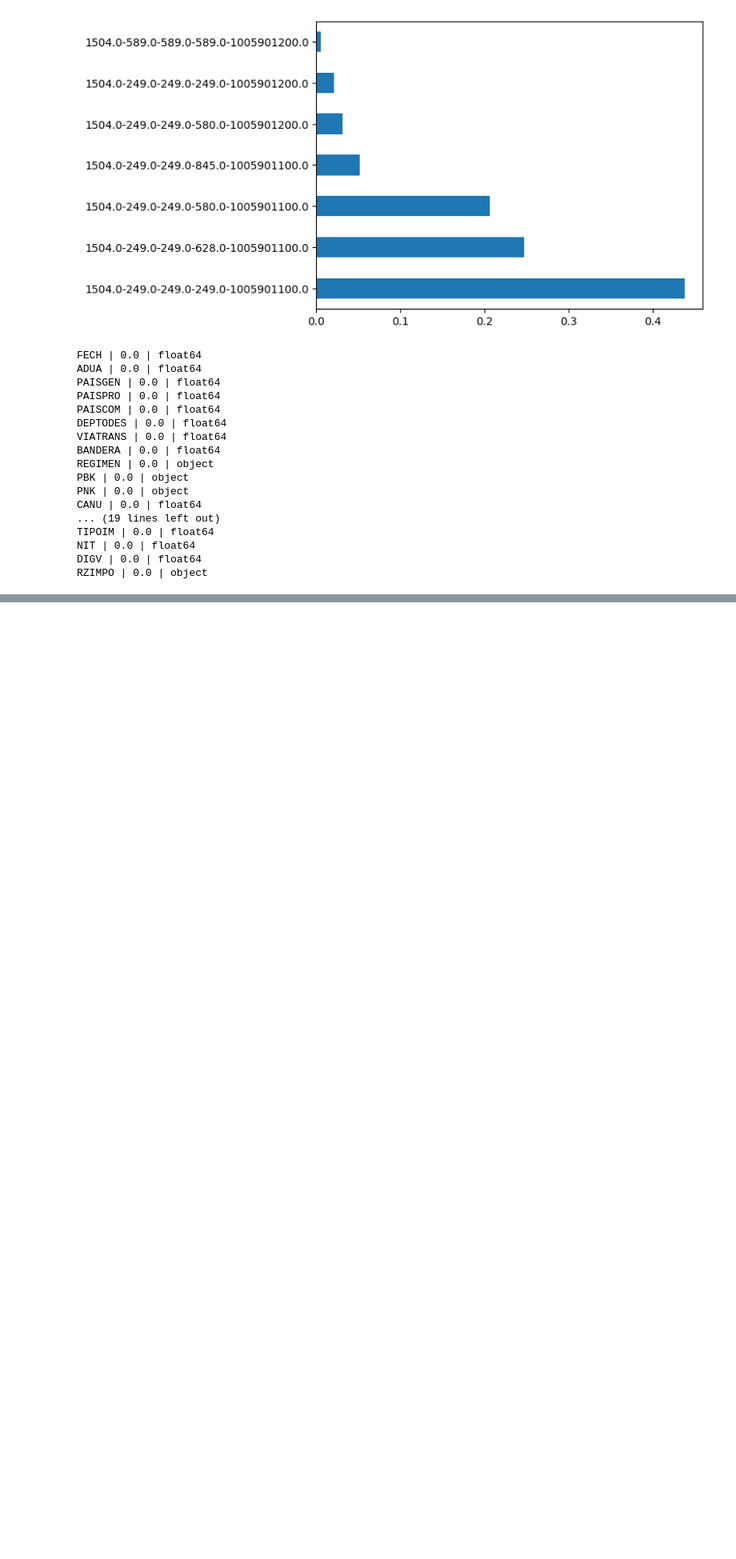
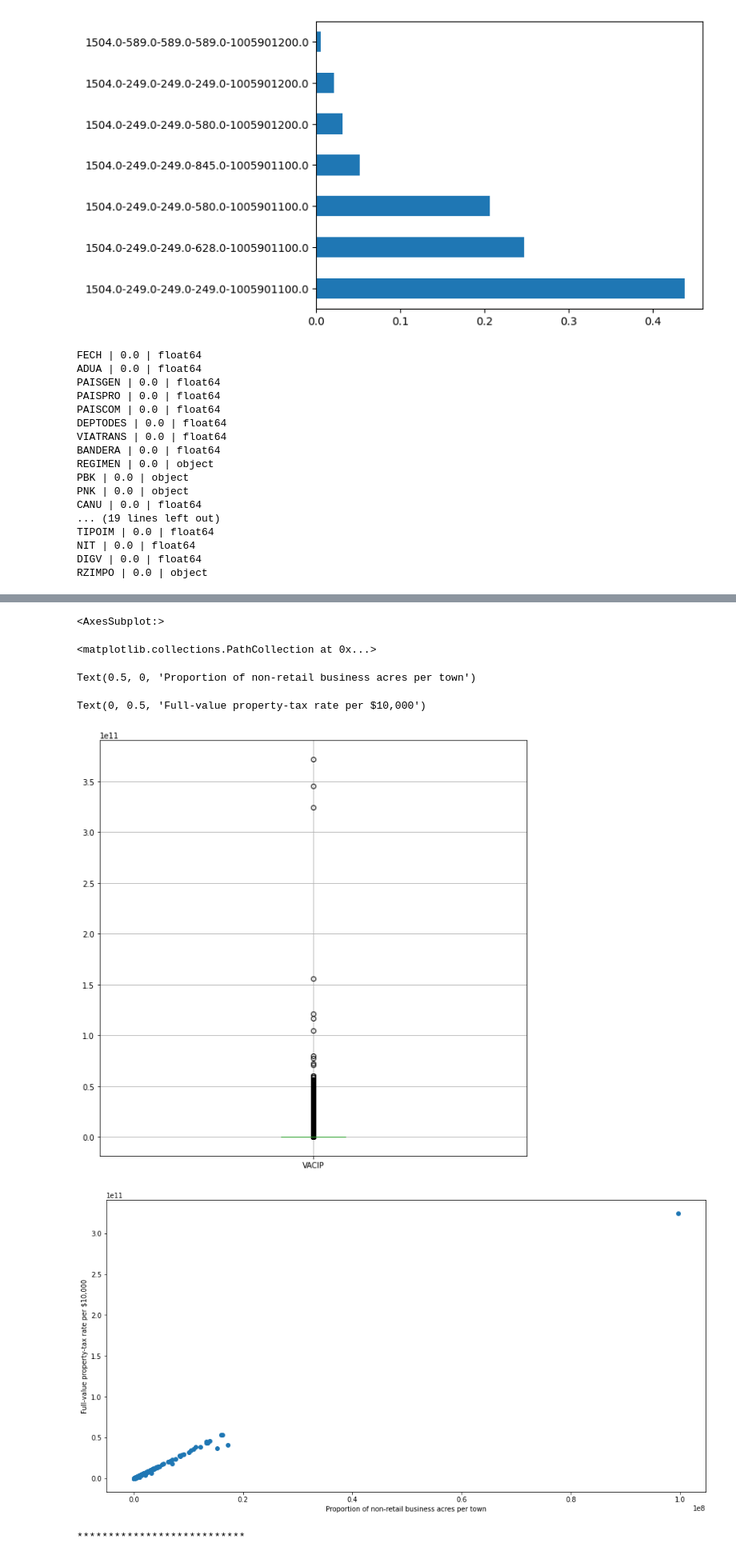
Before and after one commit to Qleoz12/python_proyecto_mineria_datos, a Jupyter notebook: Cuaderno.ipynb, the cells around one changed output, grey strips where cells are left out. Shown at 80% size. Cells and saved outputs as stored; diff of their text form; code cells hidden in the pictures; blank space fills up the shorter version.

Commit message:
modificaciones
- mejoras de carga de data y analisis de año 2016
- enero se ve información outlier

```diff
--- a/Cuaderno.ipynb
+++ b/Cuaderno.ipynb
@@ -111,0 +151,53 @@ RZIMPO | 0.0 | object
+# %%
+df=read_data_mysql("enero")
+df1=read_data_mysql("febrero")
+df2=read_data_mysql("marzo")
+df3=read_data_mysql("abril")
+df4=read_data_mysql("mayo")
+df5=read_data_mysql("junio")
+df6=read_data_mysql("julio")
+df7=read_data_mysql("agosto")
+df8=read_data_mysql("septiembre")
+df9=read_data_mysql("octubre")
+df10=read_data_mysql("noviembre")
+df11=read_data_mysql("diciembre")
+
+frames = [df,df1, df2, df3,df4, df5, df6,df7, df8, df9,df10, df11]
+year = pd.concat(frames)
+
+import seaborn as sns
+
+
+%matplotlib inline
+import matplotlib.pyplot as plt
+
+plt.rcParams['figure.figsize'] = (10,10)
+
+print(str(outliers_col(df)))
+#df.boxplot(column='VACIP')
+#sns.boxplot(x=df['VACIP'])
+
+
+year.boxplot(column='VACIP')
+
+fig, ax = plt.subplots(figsize=(16,8))
+ax.scatter(df['VACID'], df['VACIP'])
+ax.set_xlabel('Proportion of non-retail business acres per town')
+ax.set_ylabel('Full-value property-tax rate per $10,000')
+plt.show()
+
+print("***************************")
+df.loc[df['VACID'].idxmax()]
+print("***************************")
+
+plt.hist(df['VACID'])
+plt.show()
+print("as")
+plt.hist(df['IMP1'])
+plt.show()
+
+
+
+
+year.groupby(['FECH']).sum()
+# %% [output]
@@ -111,0 +221,7 @@ RZIMPO | 0.0 | object
+<AxesSubplot:>
+<matplotlib.collections.PathCollection at 0x...>
+Text(0.5, 0, 'Proportion of non-retail business acres per town')
+Text(0, 0.5, 'Full-value property-tax rate per $10,000')
+[figure, added]
+[figure, added]
+***************************
```
Also changed, not shown: parts of 2 cells of this notebook, 3 other files.
